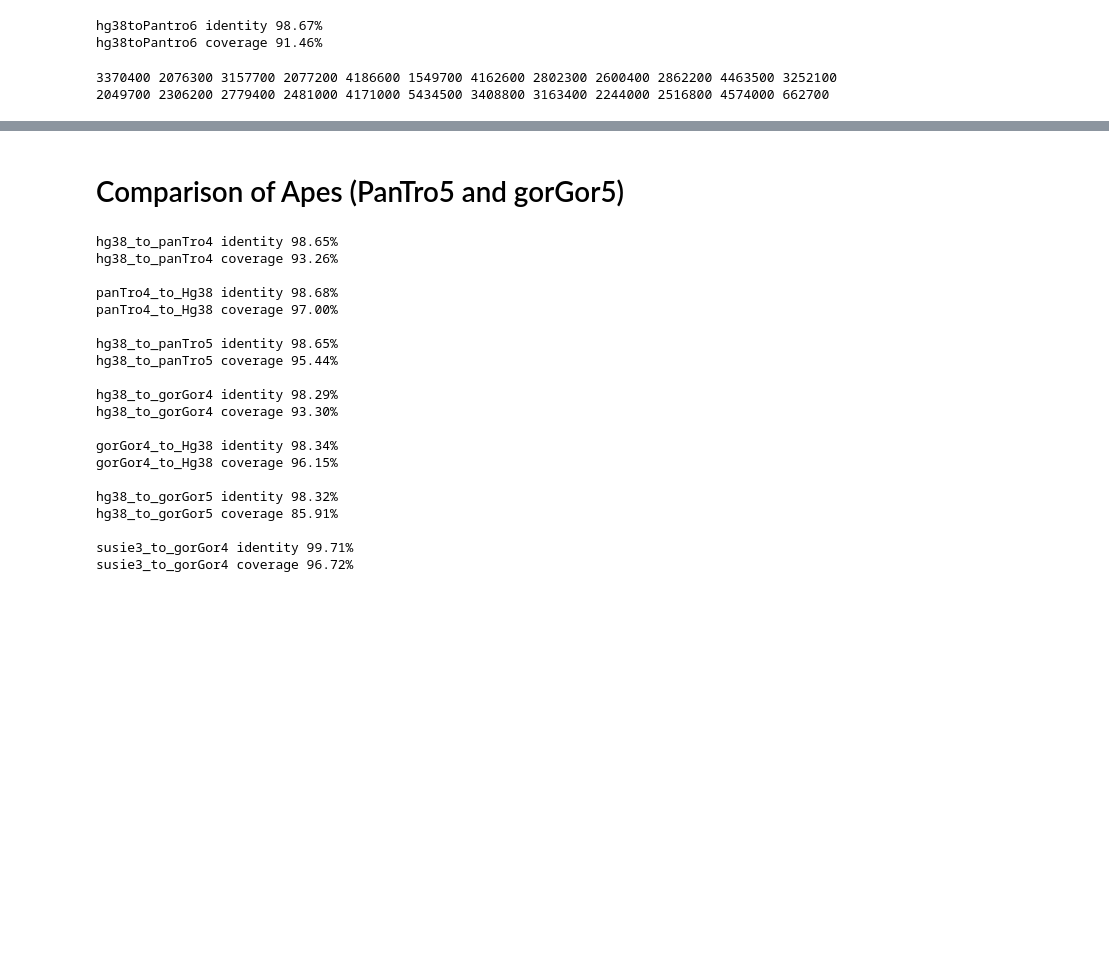
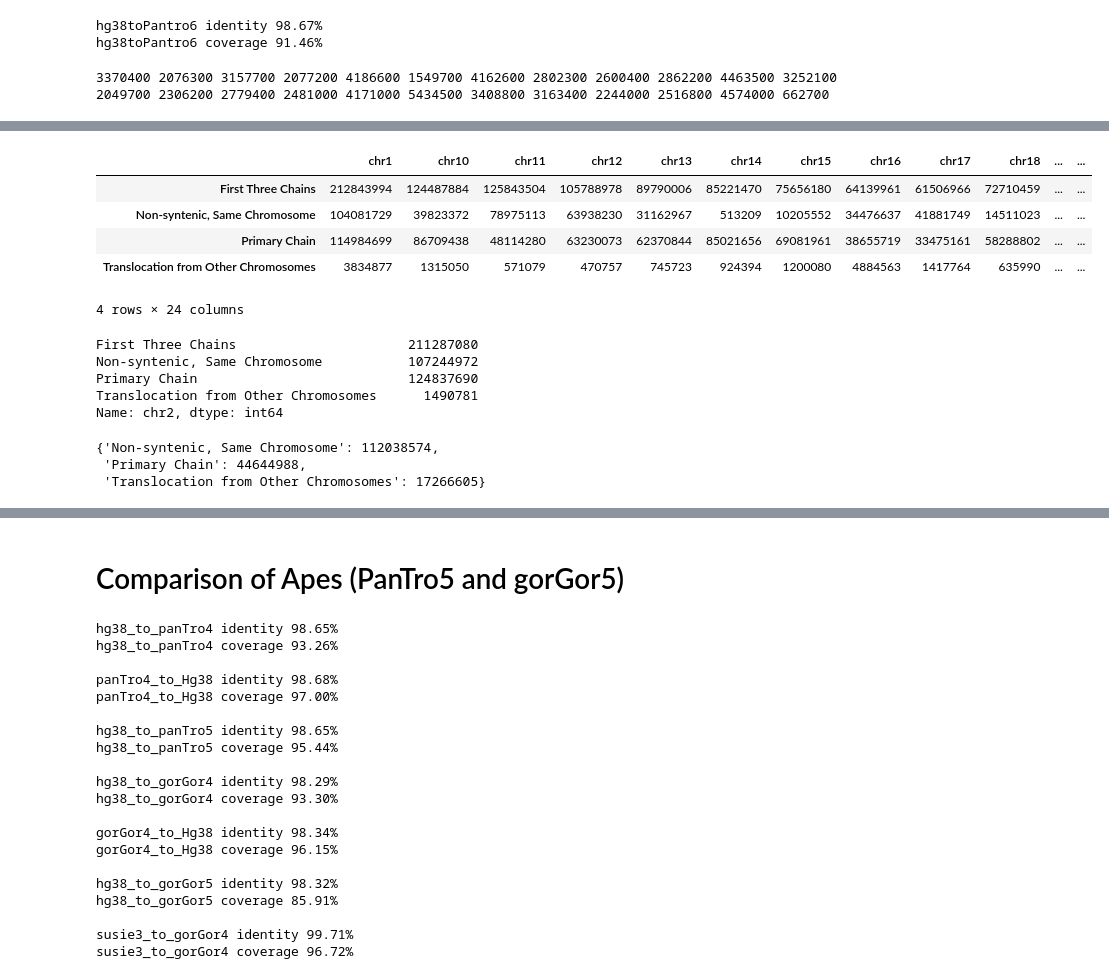
Before and after one commit to josiahseaman/FluentDNA, a Jupyter notebook: DDV/scripts/AlignmentStats.ipynb, the cells around one changed output, grey strips where cells are left out. Cells and saved outputs as stored; diff of their text form; code cells hidden in the pictures; blank space fills up the shorter version.

```diff
--- a/DDV/AlignmentStats.ipynb
+++ b/DDV/scripts/AlignmentStats.ipynb
@@ -143,0 +149,6 @@ for c in chr_order:
+# %%
+contig_names = 'chr1 chr2 chr3 chr4 chr5 chr6 chr7 chr8 chr9 chr10 chr11 chr12 chr13 chr14 chr15 chr16 chr17 chr18 chr19 chr20 chr21 chr22 chrX chrY'.split()
+chain_stats = {name: {} for name in contig_names}
+chain_path = r"D:\Genomes\Human\alignments\hg38ToPanTro6.over.chain"
+headers = chain_file_to_list(chain_path, contig_names)  # just read the headers and discard the rest
+len(headers)
@@ -143,0 +174,18 @@ for c in chr_order:
+# %%
+chr2_chains = fetch_all_chains('chr2', 'chr2B', None, headers) +\
+            fetch_all_chains('chr2', 'chr2A', None, headers)  # special case chr2
+chr2_chains.sort(key=lambda chain: -chain.score)
+
+for chromosome in contig_names:
+    relevant = fetch_all_chains(chromosome, chromosome, None, headers)
+    if chromosome == 'chr2':
+        relevant = chr2_chains
+    chain_stats[chromosome]['Primary Chain'] = sum([e.size for e in relevant[0].entries])
+    non_syntenic = sum([e.size for chain in relevant[1:] for e in chain.entries]) if len(relevant) > 1 else 0
+    chain_stats[chromosome]['Non-syntenic, Same Chromosome'] = non_syntenic
+    transloc_chains = fetch_all_chains(chromosome, None, None, headers)
+    if chromosome == 'chr2':  # don't count chr2A and chr2B as different
+        transloc_chains = [c for c in transloc_chains if c.qName not in ['chr2A', 'chr2B']]
+    translocations = sum([e.size for chain in transloc_chains for e in chain.entries if chain.qName != chromosome])
+    chain_stats[chromosome]['Translocation from Other Chromosomes'] =  translocations
+    chain_stats[chromosome]['First Three Chains'] = sum([e.size for chain in relevant[:3] for e in chain.entries])
@@ -143,0 +210,20 @@ for c in chr_order:
+# %%
+import pandas as pd
+df = pd.DataFrame(chain_stats)
+# %%
+df.head()
+# %% [output]
+|  | chr1 | chr10 | chr11 | chr12 | chr13 | chr14 | chr15 | chr16 | chr17 | chr18 | ... | ... |
+| First Three Chains | 212843994 | 124487884 | 125843504 | 105788978 | 89790006 | 85221470 | 75656180 | 64139961 | 61506966 | 72710459 | ... | ... |
+| Non-syntenic, Same Chromosome | 104081729 | 39823372 | 78975113 | 63938230 | 31162967 | 513209 | 10205552 | 34476637 | 41881749 | 14511023 | ... | ... |
+| Primary Chain | 114984699 | 86709438 | 48114280 | 63230073 | 62370844 | 85021656 | 69081961 | 38655719 | 33475161 | 58288802 | ... | ... |
+| Translocation from Other Chromosomes | 3834877 | 1315050 | 571079 | 470757 | 745723 | 924394 | 1200080 | 4884563 | 1417764 | 635990 | ... | ... |
+4 rows × 24 columns
+# %%
+df['chr2']
+# %% [output]
+First Three Chains                      211287080
+Non-syntenic, Same Chromosome           107244972
+Primary Chain                           124837690
+Translocation from Other Chromosomes      1490781
+Name: chr2, dtype: int64
@@ -143,0 +232,6 @@ for c in chr_order:
+# %%
+chain_stats['chr5']
+# %% [output]
+{'Non-syntenic, Same Chromosome': 112038574,
+ 'Primary Chain': 44644988,
+ 'Translocation from Other Chromosomes': 17266605}
```
Also changed, not shown: parts of 12 cells of this notebook.
